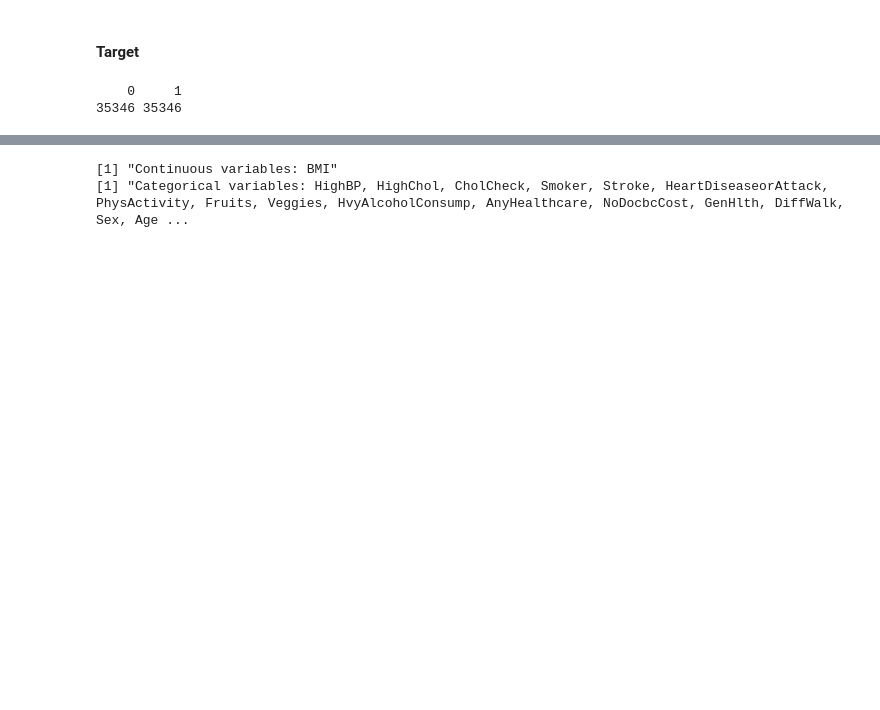
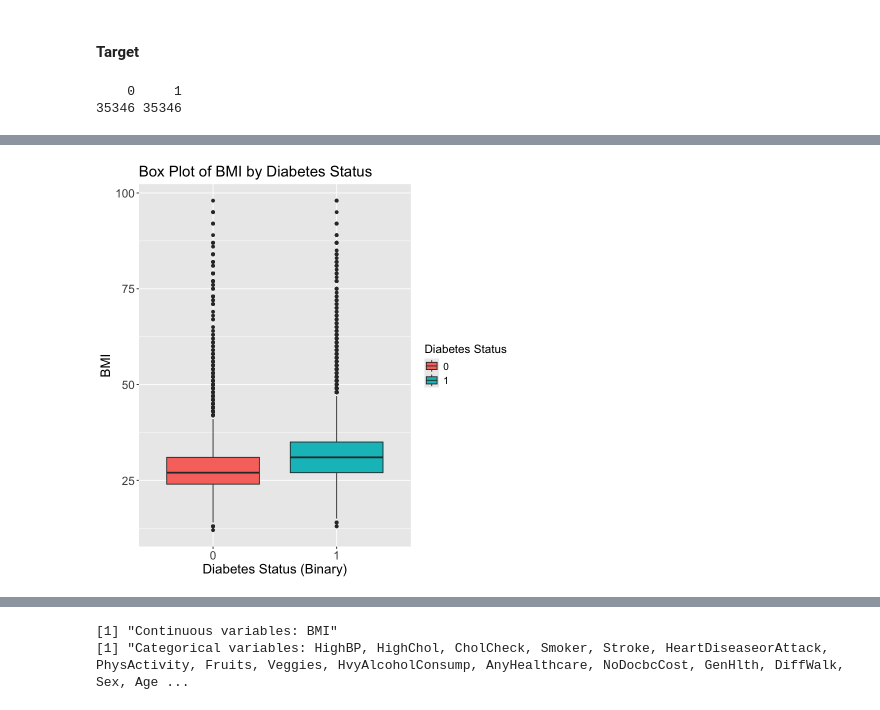
Before and after one commit to wilsonwlc/Diabetes-Statistical-Analysis, a Jupyter notebook: main.ipynb, the cells around one changed output, grey strips where cells are left out. Cells and saved outputs as stored; diff of their text form; code cells hidden in the pictures; blank space fills up the shorter version.

```diff
--- a/main.ipynb
+++ b/main.ipynb
@@ -239,0 +312,14 @@ table(df0[[target]])
+# %%
+ggplot(df0, aes(x = Diabetes_binary, y = BMI, fill = Diabetes_binary)) +
+  geom_boxplot() +
+  labs(x = "Diabetes Status (Binary)",
+       y = "BMI",
+       title = "Box Plot of BMI by Diabetes Status",
+       fill = "Diabetes Status") +
+  theme(axis.title = element_text(size = 16),
+        axis.text = element_text(size = 14),
+        legend.title = element_text(size = 14),
+        legend.text = element_text(size = 12),
+        plot.title = element_text(size = 18))
+# %% [output]
+[figure, added]
```
Also changed, not shown: parts of 104 cells of this notebook, 3 other files.
